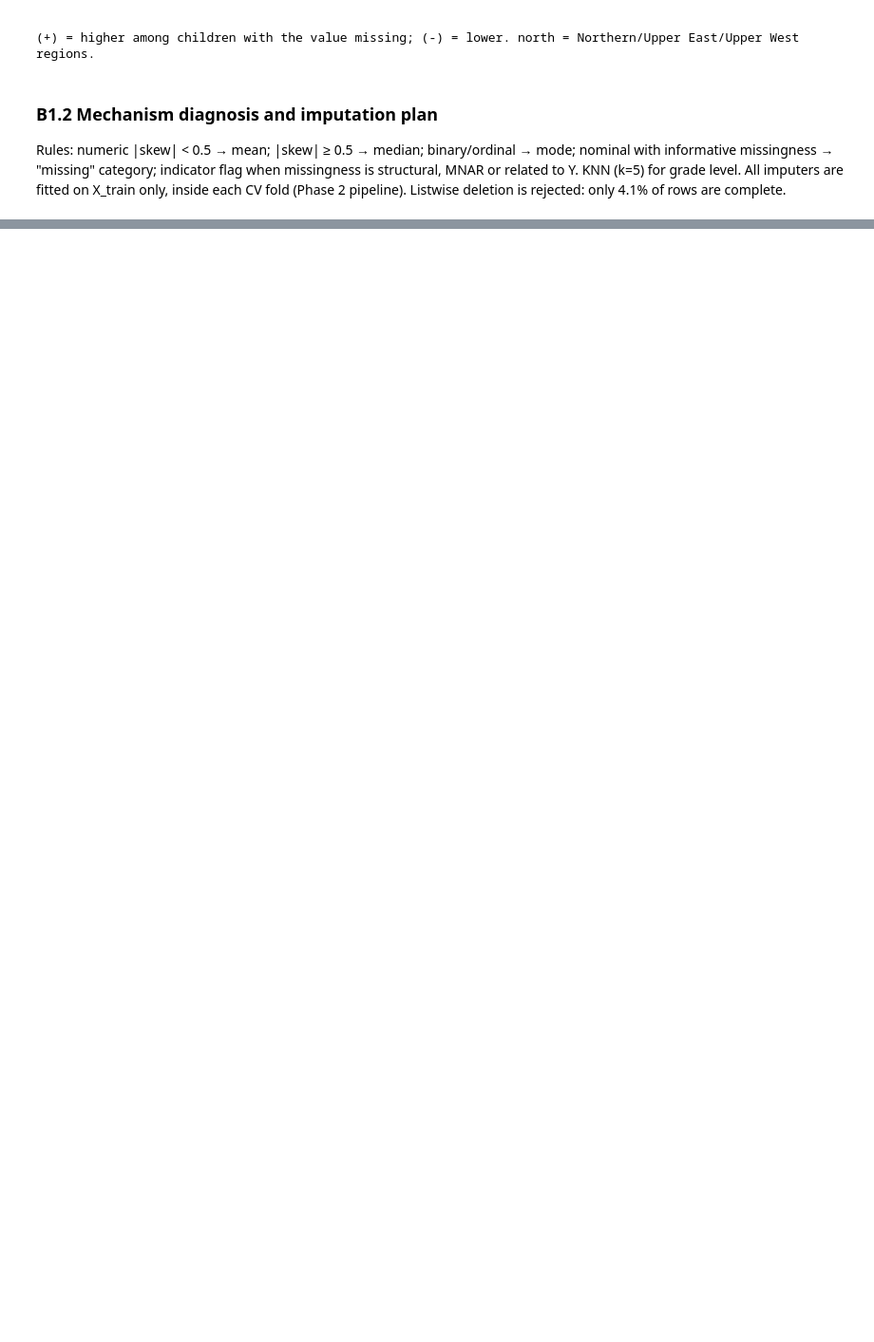
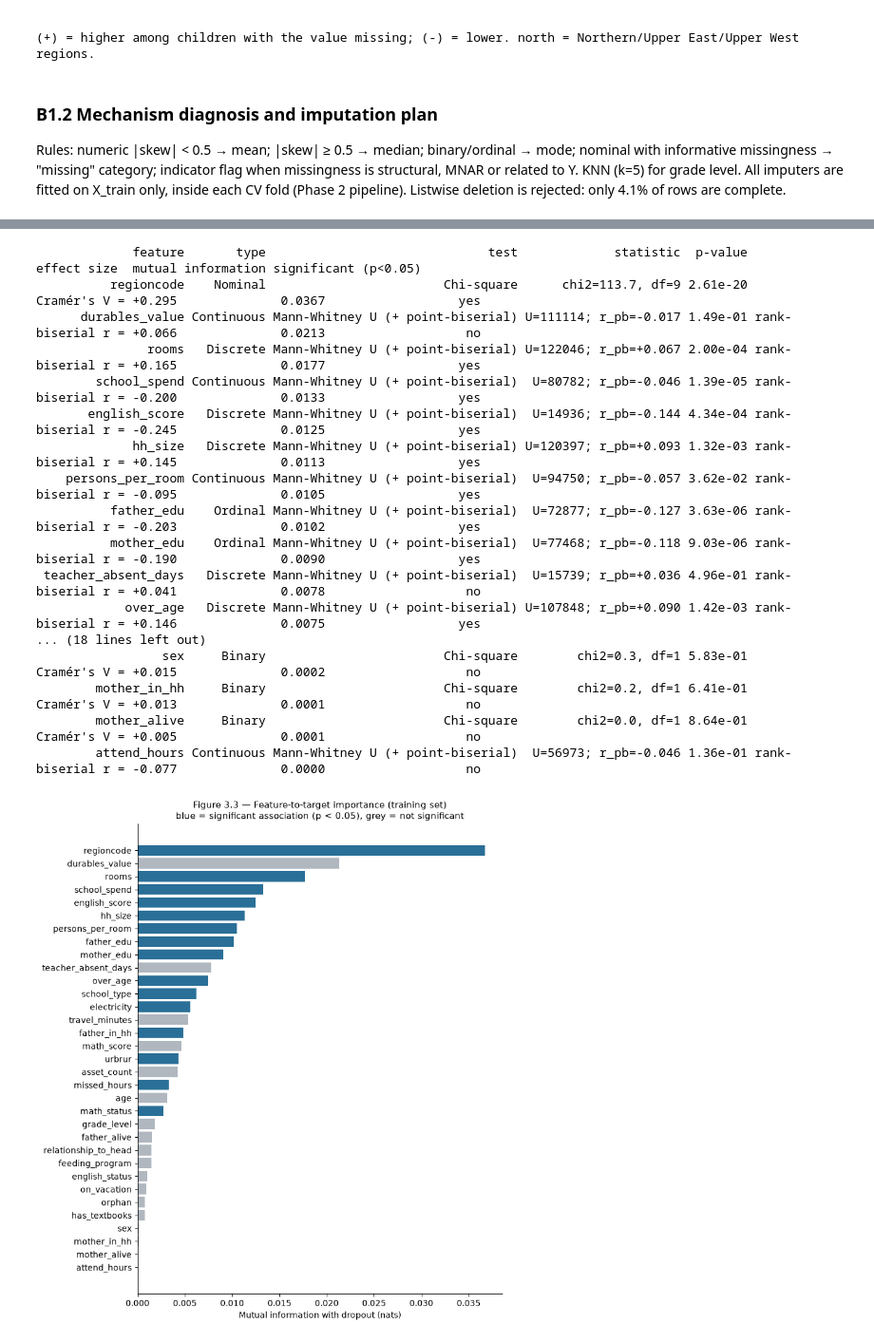
Before and after one commit to Emile-Lucky-Muhigira/AISD_Project, a Jupyter notebook: notebooks/02_phase1_audit.ipynb, the cells around one changed output, grey strips where cells are left out. Shown at 95% size. Drawn from its saved outputs; the diff is of its cells as text; code cells hidden in the pictures; blank space fills up the shorter version.

Commit message:
Phase 1 audit complete: A1-C2 analyses, figures 1.1-4.1, strategy tables

```diff
--- a/notebooks/02_phase1_audit.ipynb
+++ b/notebooks/02_phase1_audit.ipynb
@@ -361,0 +490,67 @@ relationship_to_head        0.0                             Invalid code set to
+# %%
+from sklearn.feature_selection import mutual_info_classif
+
+def cramers_v(table):
+    chi2 = stats.chi2_contingency(table)[0]
+    n = table.values.sum(); r, k = table.shape
+    return np.sqrt(chi2 / (n * (min(r, k) - 1)))
+
+rows = []
+for c in FEATURES:
+    t = VAR_TYPES[c][0]
+    d = train[[c, TARGET]].dropna()
+    x, y = d[c], d[TARGET]
+    if t in ("Continuous", "Discrete", "Ordinal"):
+        # Non-normal (B2) -> rank-based Mann-Whitney U; effect size = rank-biserial r. Point-biserial r reported for reference.
+        u = stats.mannwhitneyu(x[y == 1], x[y == 0])
+        rbc = 2 * u.statistic / ((y == 1).sum() * (y == 0).sum()) - 1
+        rpb = stats.pointbiserialr(y, x)[0]
+        test_name, stat, p, effect = "Mann-Whitney U (+ point-biserial)", f"U={u.statistic:.0f}; r_pb={rpb:+.3f}", u.pvalue, ("rank-biserial r", rbc)
+        x_mi = x.values.reshape(-1, 1); discrete = t != "Continuous"
+    else:  # Binary / Nominal
+        tab = pd.crosstab(x, y)
+        chi2, p, dof, _ = stats.chi2_contingency(tab)
+        test_name, stat, effect = "Chi-square", f"chi2={chi2:.1f}, df={dof}", ("Cramér's V", cramers_v(tab))
+        x_mi = pd.factorize(x)[0].reshape(-1, 1); discrete = True
+    mi = mutual_info_classif(x_mi, y, discrete_features=[discrete], random_state=42)[0]
+    rows.append({"feature": c, "type": t, "test": test_name, "statistic": stat, "p-value": p,
+                 "effect size": f"{effect[0]} = {effect[1]:+.3f}", "|effect|": abs(effect[1]),
+                 "mutual information": mi})
+
+b4a = pd.DataFrame(rows)
+b4a["significant (p<0.05)"] = np.where(b4a["p-value"] < 0.05, "yes", "no")
+b4a = b4a.sort_values("mutual information", ascending=False)
+show = b4a.copy(); show["p-value"] = show["p-value"].map(lambda p: f"{p:.2e}"); show["mutual information"] = show["mutual information"].round(4)
+print(show[["feature", "type", "test", "statistic", "p-value", "effect size", "mutual information", "significant (p<0.05)"]].to_string(index=False))
+b4a.to_csv(ROOT / "phase1_strategy" / "B4a_feature_target_tests.csv", index=False)
+
+# Figure 3.3: feature-to-target importance (mutual information), significant features highlighted
+fig, ax = plt.subplots(figsize=(8, 9))
+s = b4a.sort_values("mutual information")
+ax.barh(s["feature"], s["mutual information"],
+        color=np.where(s["significant (p<0.05)"] == "yes", "#2a6f97", "#b0b7bf"))
+ax.set_xlabel("Mutual information with dropout (nats)")
+ax.set_title("Figure 3.3 — Feature-to-target importance (training set)\nblue = significant association (p < 0.05), grey = not significant", fontsize=11)
+ax.spines[["top", "right"]].set_visible(False)
+plt.tight_layout()
+plt.savefig(FIG / "fig3_3_target_importance.png", dpi=300, bbox_inches="tight")
+plt.show()
+# %% [output]
+             feature       type                              test             statistic  p-value              effect size  mutual information significant (p<0.05)
+          regioncode    Nominal                        Chi-square      chi2=113.7, df=9 2.61e-20      Cramér's V = +0.295              0.0367                  yes
+      durables_value Continuous Mann-Whitney U (+ point-biserial) U=111114; r_pb=-0.017 1.49e-01 rank-biserial r = +0.066              0.0213                   no
+               rooms   Discrete Mann-Whitney U (+ point-biserial) U=122046; r_pb=+0.067 2.00e-04 rank-biserial r = +0.165              0.0177                  yes
+        school_spend Continuous Mann-Whitney U (+ point-biserial)  U=80782; r_pb=-0.046 1.39e-05 rank-biserial r = -0.200              0.0133                  yes
+       english_score   Discrete Mann-Whitney U (+ point-biserial)  U=14936; r_pb=-0.144 4.34e-04 rank-biserial r = -0.245              0.0125                  yes
+             hh_size   Discrete Mann-Whitney U (+ point-biserial) U=120397; r_pb=+0.093 1.32e-03 rank-biserial r = +0.145              0.0113                  yes
+    persons_per_room Continuous Mann-Whitney U (+ point-biserial)  U=94750; r_pb=-0.057 3.62e-02 rank-biserial r = -0.095              0.0105                  yes
+          father_edu    Ordinal Mann-Whitney U (+ point-biserial)  U=72877; r_pb=-0.127 3.63e-06 rank-biserial r = -0.203              0.0102                  yes
+          mother_edu    Ordinal Mann-Whitney U (+ point-biserial)  U=77468; r_pb=-0.118 9.03e-06 rank-biserial r = -0.190              0.0090                  yes
+ teacher_absent_days   Discrete Mann-Whitney U (+ point-biserial)  U=15739; r_pb=+0.036 4.96e-01 rank-biserial r = +0.041              0.0078                   no
+            over_age   Discrete Mann-Whitney U (+ point-biserial) U=107848; r_pb=+0.090 1.42e-03 rank-biserial r = +0.146              0.0075                  yes
+... (18 lines left out)
+                 sex     Binary                        Chi-square        chi2=0.3, df=1 5.83e-01      Cramér's V = +0.015              0.0002                   no
+        mother_in_hh     Binary                        Chi-square        chi2=0.2, df=1 6.41e-01      Cramér's V = +0.013              0.0001                   no
+        mother_alive     Binary                        Chi-square        chi2=0.0, df=1 8.64e-01      Cramér's V = +0.005              0.0001                   no
+        attend_hours Continuous Mann-Whitney U (+ point-biserial)  U=56973; r_pb=-0.046 1.36e-01 rank-biserial r = -0.077              0.0000                   no
+[figure, added]
```
Also changed, not shown: parts of 11 cells of this notebook, 12 other files.
